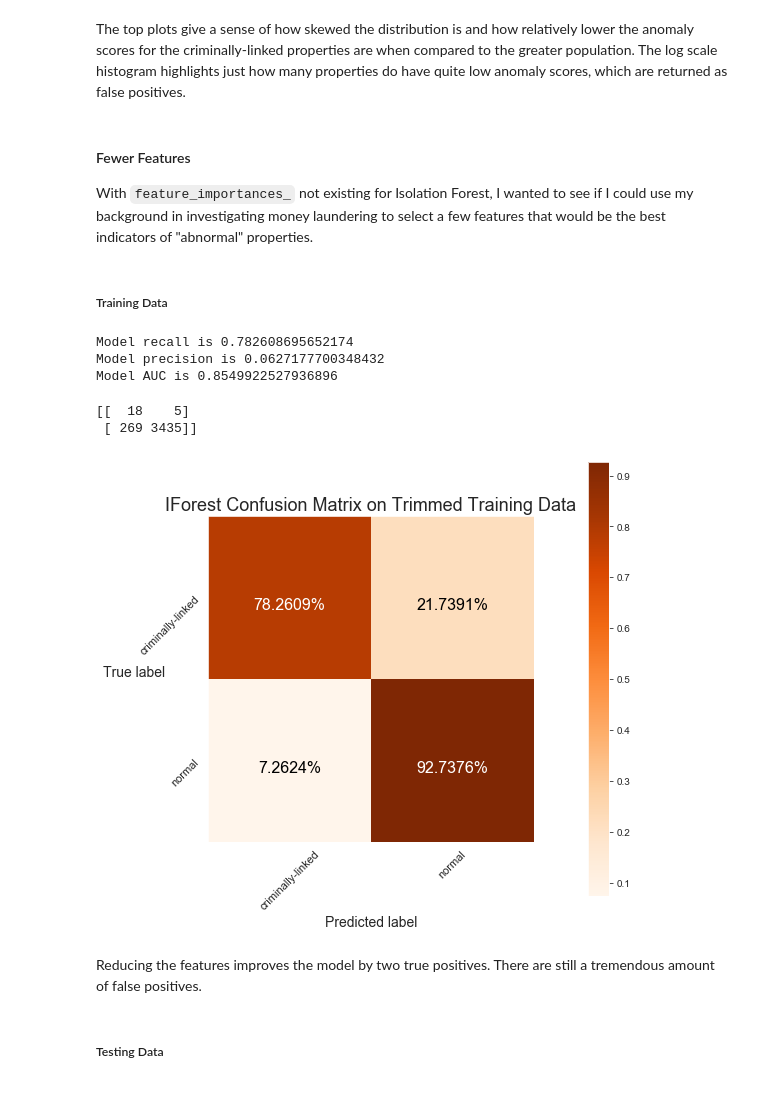
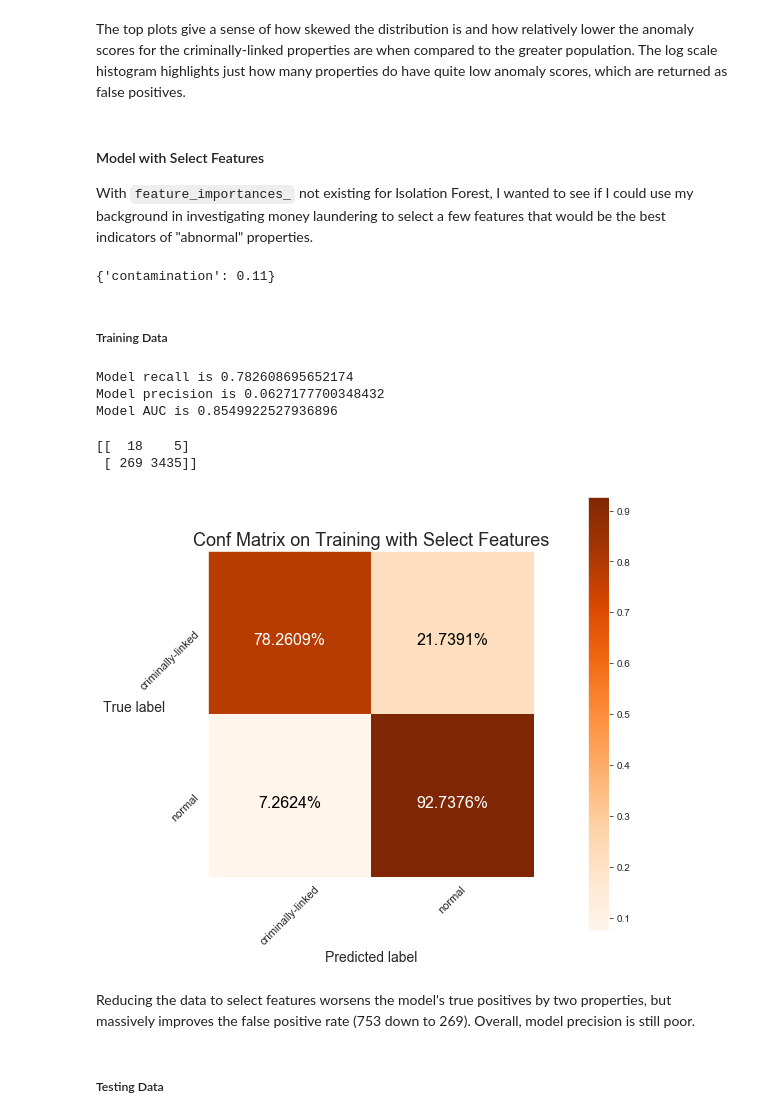
Before and after one commit to mpky/property_project, a Jupyter notebook: notebooks/isolation_forest.ipynb, the cells around one changed output. Cells and saved outputs as stored; diff of their text form; code cells hidden in the pictures.

```diff
--- a/notebooks/isolation_forest.ipynb
+++ b/notebooks/isolation_forest.ipynb
@@ -74,9 +42,9 @@ See the caveats in the documentation: http://pandas.pydata.org/pandas-docs/stabl
 # %%
 # Normalize the data
-X = df_if.iloc[:,:-2]
+X = df.iloc[:,:-2]
 X_norm = preprocessing.normalize(X)
 
-y = df_if.binary_y
+y = df.binary_y
 
 # Split the data into train and test
 X_train_norm, X_test_norm, y_train_norm, y_test_norm = train_test_split(
@@ -302,7 +233,7 @@ anomaly_plot(test_df['anomaly_scores'],
 # %% [markdown]
 The top plots give a sense of how skewed the distribution is and how relatively lower the anomaly scores for the criminally-linked properties are when compared to the greater population. The log scale histogram highlights just how many properties do have quite low anomaly scores, which are returned as false positives.
 # %% [markdown]
-#### Fewer Features
+#### Model with Select Features
 
 With `feature_importances_` not existing for Isolation Forest, I wanted to see if I could use my background in investigating money laundering to select a few features that would be the best indicators of "abnormal" properties.
 # %%
@@ -319,34 +250,42 @@ X_trim_norm = preprocessing.normalize(X_trim)
 X_train_trim, X_test_trim, y_train_trim, y_test_trim = train_test_split(
     X_trim_norm, y, test_size=0.33, random_state=42
 )
-# %%
-clf_trim = IsolationForest(
-    max_samples=0.2,
-    n_estimators=100,
-    contamination=0.11,
-    random_state=42
-)
-
-clf_trim.fit(X_train_trim,y_train_trim)
-y_pred_train_trim = clf_trim.predict(X_train_trim)
+# %%
+scoring = {'AUC': 'roc_auc', 'Recall': make_scorer(recall_score, pos_label=-1)}
+
+gs_trim = GridSearchCV(
+    IsolationForest(max_samples=0.25, random_state=42,n_estimators=100),
+    param_grid={'contamination': np.arange(0.01, 0.25, 0.05)},
+    scoring=scoring,
+    refit='Recall',
+    verbose=0,
+    cv=3
+)
+
+# Fit to training data
+gs_trim.fit(X_train_trim,y_train_trim)
+print(gs_trim.best_params_)
+# %% [output]
+{'contamination': 0.11}
 # %% [markdown]
 ##### Training Data
-# %%
-metrics_iforest(y_train_trim,y_pred_train_trim)
-# %% [output]
-Model recall is 0.782608695652174
-Model precision is 0.0627177700348432
-Model AUC is 0.8549922527936896
+# %%
+y_pred_train_gs_trim = gs_trim.predict(X_train_trim)
+metrics_iforest(y_train_trim,y_pred_train_gs_trim)
+# %% [output]
+Model recall is 0.782608695652174
+Model precision is 0.0627177700348432
+Model AUC is 0.8549922527936896
 # %%
-conf_matrix = confusion_matrix(y_train_trim, y_pred_train_trim)
+conf_matrix = confusion_matrix(y_train_trim, y_pred_train_gs_trim)
 print(conf_matrix)
-plot_confusion_matrix(conf_matrix, title='IForest Confusion Matrix on Trimmed Training Data')
+plot_confusion_matrix(conf_matrix, title='Conf Matrix on Training with Select Features')
 # %% [output]
 [[  18    5]
  [ 269 3435]]
-[figure, old version]
+[figure, new version]
-# %% [markdown]
-Reducing the features improves the model by two true positives. There are still a tremendous amount of false positives.
+# %% [markdown]
+Reducing the data to select features worsens the model's true positives by two properties, but massively improves the false positive rate (753 down to 269). Overall, model precision is still poor.
 # %% [markdown]
 ##### Testing Data
 # %%
```
Also changed, not shown: parts of 57 cells of this notebook, 1 other file.
